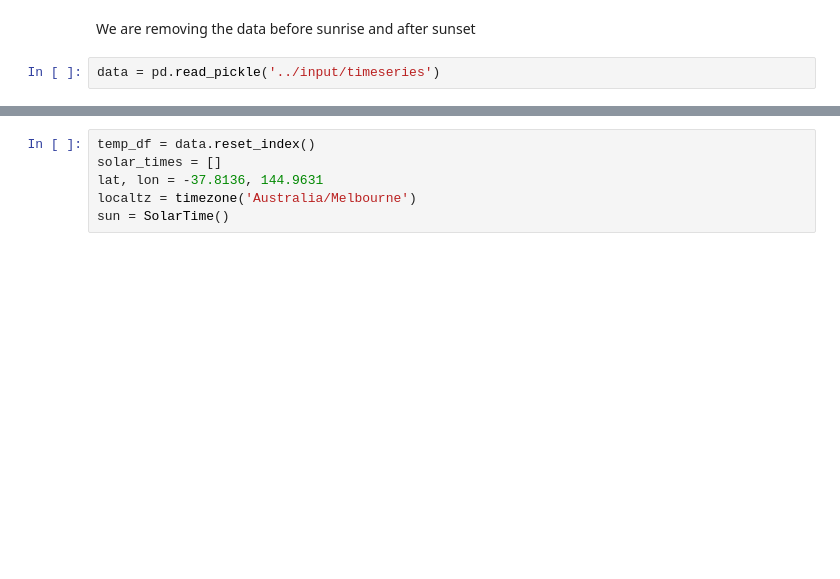
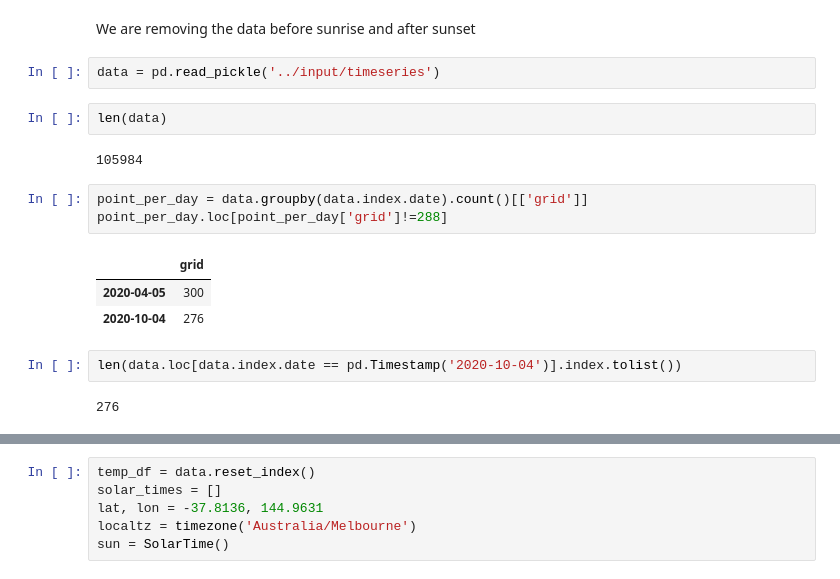
Before and after one commit to ManeeshaPerera/HTCNN-Forecasting, a Jupyter notebook: notebooks/pre-process.ipynb, the cells around one changed output, grey strips where cells are left out. Saved outputs shown, nothing was run; the diff lists cells and outputs as text; blank space fills up the shorter version.

```diff
--- a/notebooks/pre-process.ipynb
+++ b/notebooks/pre-process.ipynb
@@ -22,3 +25,18 @@ import src.utils as util
 We are removing the data before sunrise and after sunset
 # %%
 data = pd.read_pickle('../input/timeseries')
+# %%
+len(data)
+# %% [output]
+105984
+# %%
+point_per_day = data.groupby(data.index.date).count()[['grid']]
+point_per_day.loc[point_per_day['grid']!=288]
+# %% [output]
+|  | grid |
+| 2020-04-05 | 300 |
+| 2020-10-04 | 276 |
+# %%
+len(data.loc[data.index.date == pd.Timestamp('2020-10-04')].index.tolist())
+# %% [output]
+276
```
Also changed, not shown: parts of 26 cells of this notebook, 10 other files.
